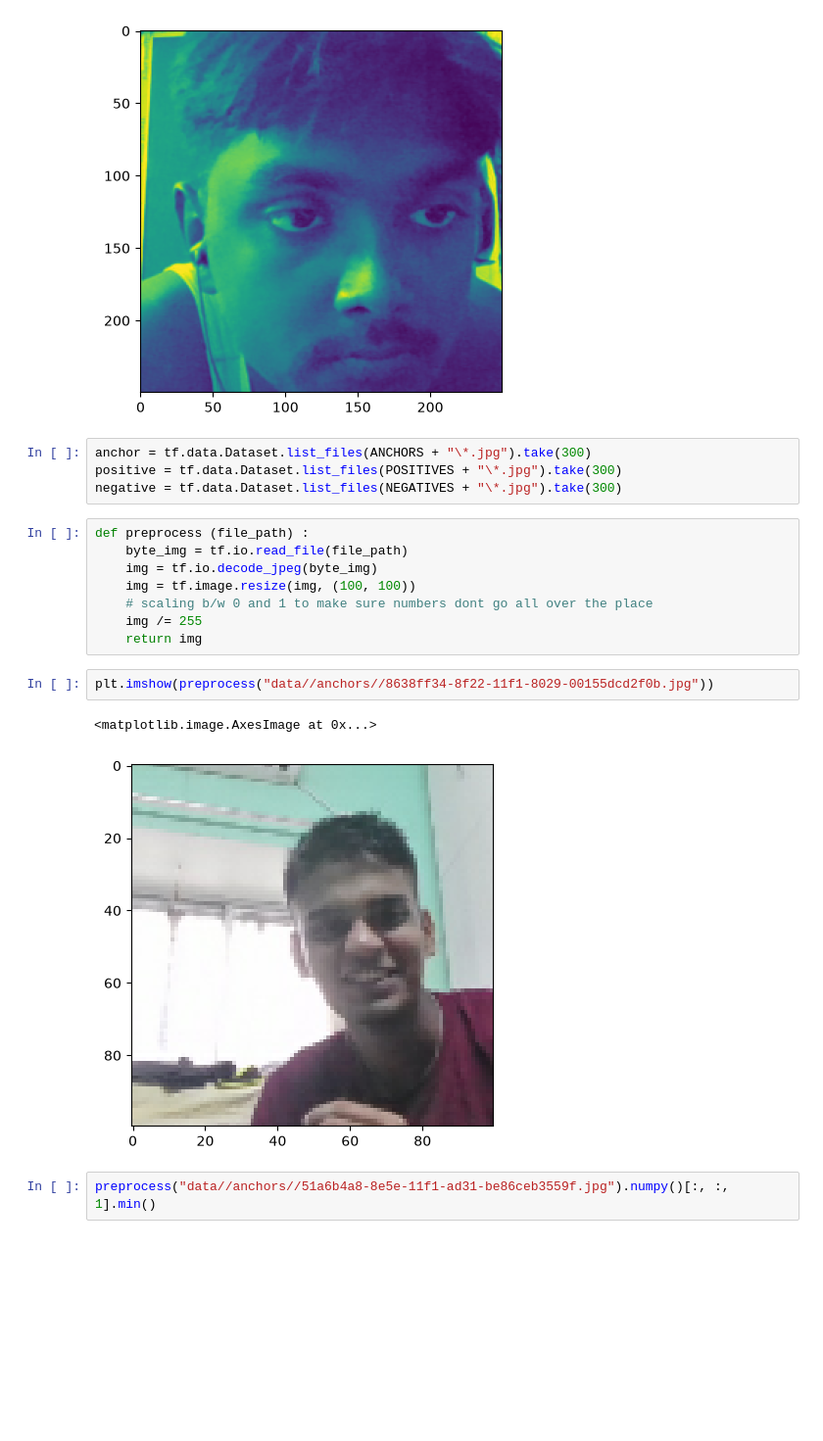
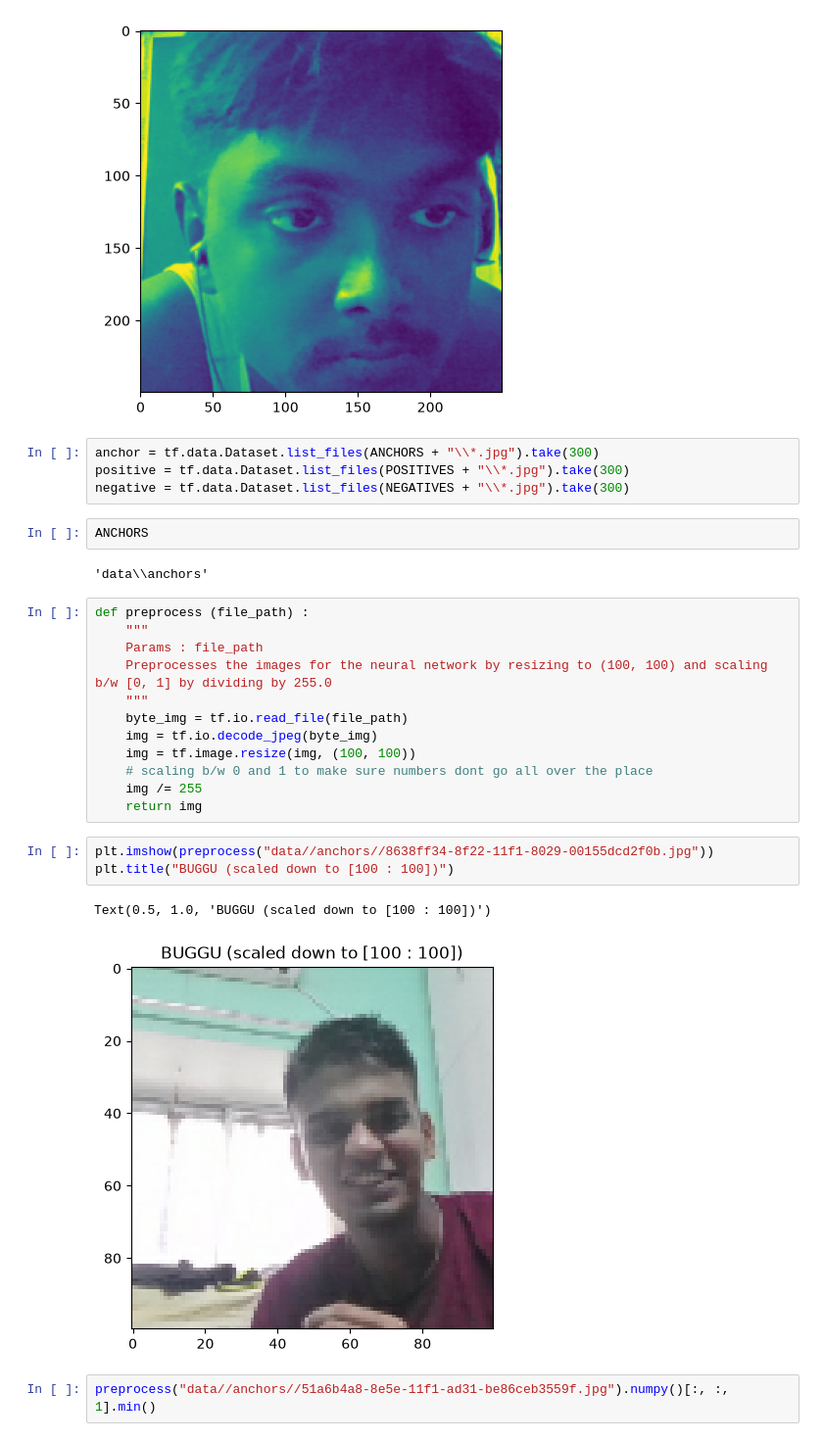
Before and after one commit to rottenambrosia/Facial-Recognition-using-Convolutional-Siamese-Networks, a Jupyter notebook: notebook.ipynb, the cells around one changed output. Shown at 98% size. Cells and saved outputs as stored; diff of their text form; blank space fills up the shorter version.

```diff
--- a/notebook.ipynb
+++ b/notebook.ipynb
@@ -154,11 +154,19 @@ plt.imshow(frame[:, :, 1])
 <matplotlib.image.AxesImage at 0x...>
 [figure]
 # %%
-anchor = tf.data.Dataset.list_files(ANCHORS + "\*.jpg").take(300)
-positive = tf.data.Dataset.list_files(POSITIVES + "\*.jpg").take(300)
-negative = tf.data.Dataset.list_files(NEGATIVES + "\*.jpg").take(300)
+anchor = tf.data.Dataset.list_files(ANCHORS + "\\*.jpg").take(300)
+positive = tf.data.Dataset.list_files(POSITIVES + "\\*.jpg").take(300)
+negative = tf.data.Dataset.list_files(NEGATIVES + "\\*.jpg").take(300)
+# %%
+ANCHORS
+# %% [output]
+'data\\anchors'
 # %%
 def preprocess (file_path) :
+    """
+    Params : file_path
+    Preprocesses the images for the neural network by resizing to (100, 100) and scaling b/w [0, 1] by dividing by 255.0
+    """
     byte_img = tf.io.read_file(file_path)
     img = tf.io.decode_jpeg(byte_img)
     img = tf.image.resize(img, (100, 100))
@@ -167,9 +175,10 @@ def preprocess (file_path) :
     return img
 # %%
 plt.imshow(preprocess("data//anchors//8638ff34-8f22-11f1-8029-00155dcd2f0b.jpg"))
+plt.title("BUGGU (scaled down to [100 : 100])")
 # %% [output]
-<matplotlib.image.AxesImage at 0x...>
+Text(0.5, 1.0, 'BUGGU (scaled down to [100 : 100])')
-[figure, old version]
+[figure, new version]
 # %%
 preprocess("data//anchors//51a6b4a8-8e5e-11f1-ad31-be86ceb3559f.jpg").numpy()[:, :, 1].min()
 # %% [output]
```
Also changed, not shown: parts of 6 cells of this notebook.
